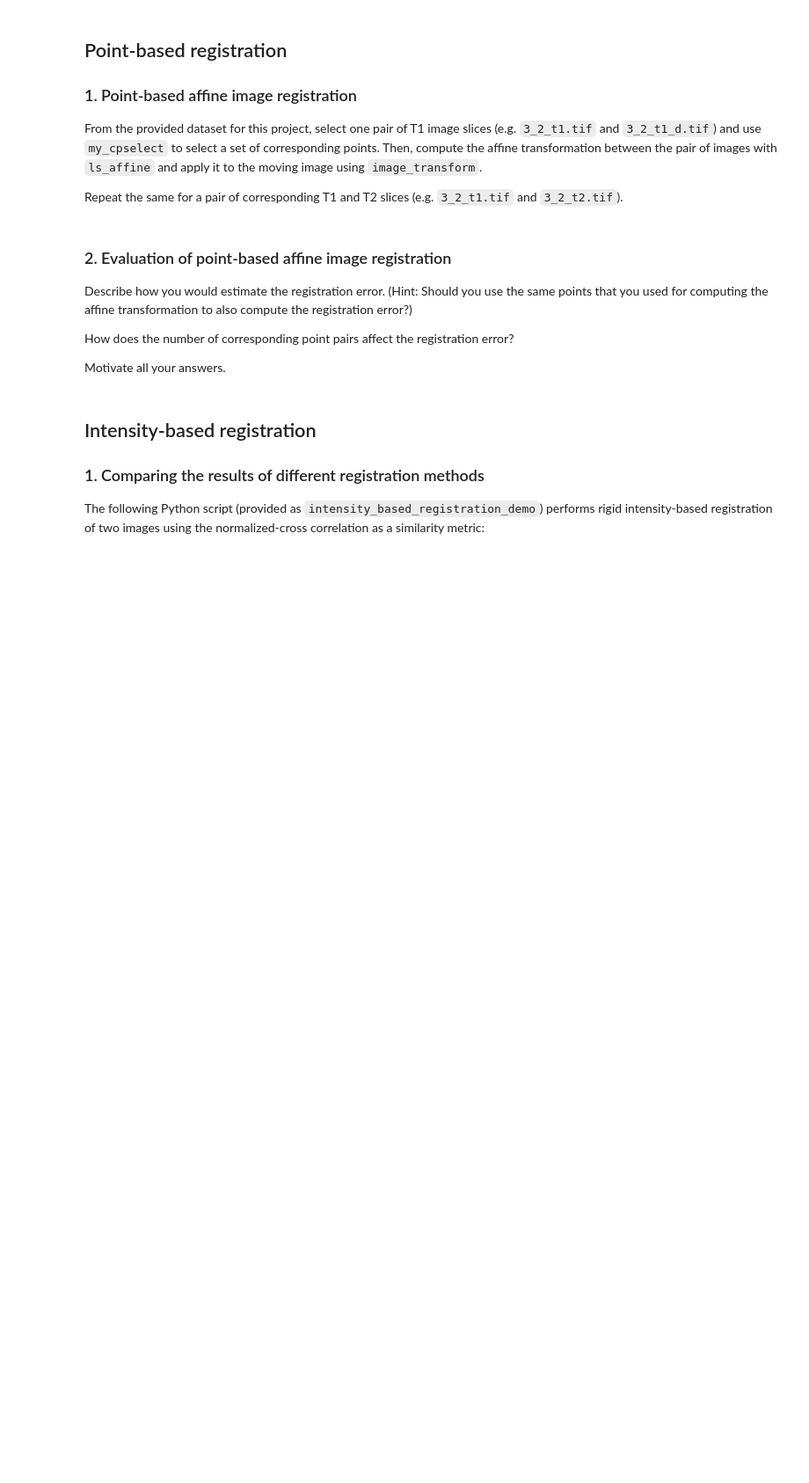
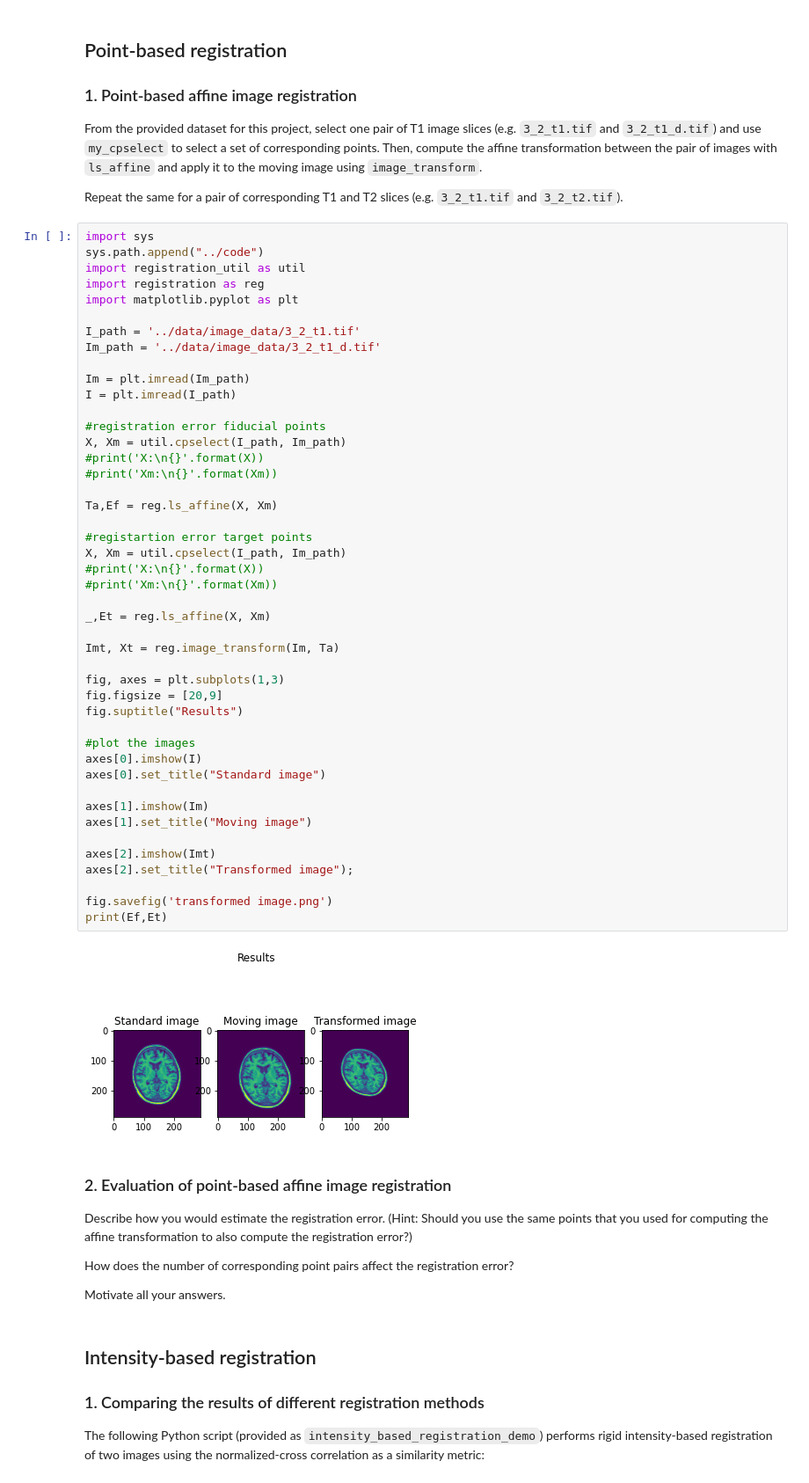
Before and after one commit to JeaninevanIngen/MIA-group-21, a Jupyter notebook: registration_project.ipynb, the cells around one changed output. Shown at 88% size. Saved outputs shown, nothing was run; the diff lists cells and outputs as text; blank space fills up the shorter version.

Commit message:
pointbased registration deel 1 staat er nu in

```diff
--- a/registration_project.ipynb
+++ b/registration_project.ipynb
@@ -68,6 +75,53 @@ print('Xm:\n{}'.format(Xm))
 From the provided dataset for this project, select one pair of T1 image slices (e.g. `3_2_t1.tif` and `3_2_t1_d.tif`) and use `my_cpselect` to select a set of corresponding points. Then, compute the affine transformation between the pair of images with `ls_affine` and apply it to the moving image using `image_transform`.
 
 Repeat the same for a pair of corresponding T1 and T2 slices (e.g. `3_2_t1.tif` and `3_2_t2.tif`).
+# %%
+import sys
+sys.path.append("../code")
+import registration_util as util
+import registration as reg
+import matplotlib.pyplot as plt
+
+I_path = '../data/image_data/3_2_t1.tif'
+Im_path = '../data/image_data/3_2_t1_d.tif'
+
+Im = plt.imread(Im_path)
+I = plt.imread(I_path)
+
+#registration error fiducial points
+X, Xm = util.cpselect(I_path, Im_path)
+#print('X:\n{}'.format(X))
+#print('Xm:\n{}'.format(Xm))
+
+Ta,Ef = reg.ls_affine(X, Xm)
+
+#registartion error target points
+X, Xm = util.cpselect(I_path, Im_path)
+#print('X:\n{}'.format(X))
+#print('Xm:\n{}'.format(Xm))
+
+_,Et = reg.ls_affine(X, Xm)
+
+Imt, Xt = reg.image_transform(Im, Ta)
+
+fig, axes = plt.subplots(1,3)
+fig.figsize = [20,9]
+fig.suptitle("Results")
+
+#plot the images
+axes[0].imshow(I)
+axes[0].set_title("Standard image")
+
+axes[1].imshow(Im)
+axes[1].set_title("Moving image")
+
+axes[2].imshow(Imt)
+axes[2].set_title("Transformed image");
+
+fig.savefig('transformed image.png')
+print(Ef,Et)
+# %% [output]
+[figure, added]
 # %% [markdown]
 ### 2. Evaluation of point-based affine image registration
 
```
Also changed, not shown: parts of 1 cell of this notebook, 3 other files.
